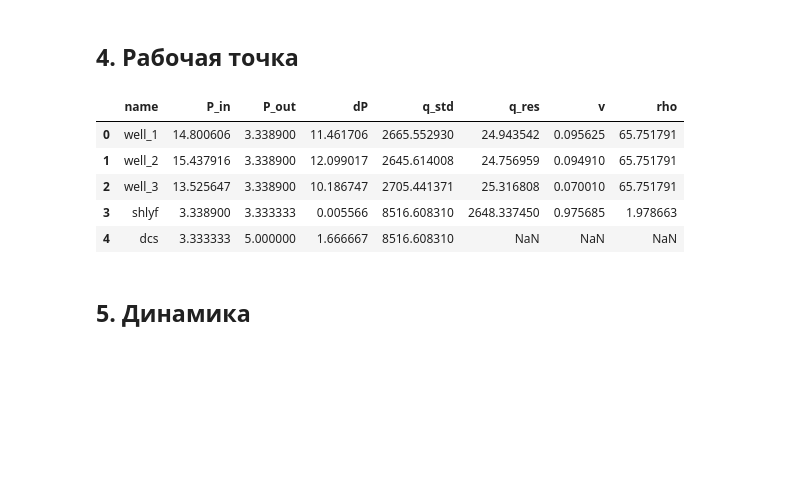
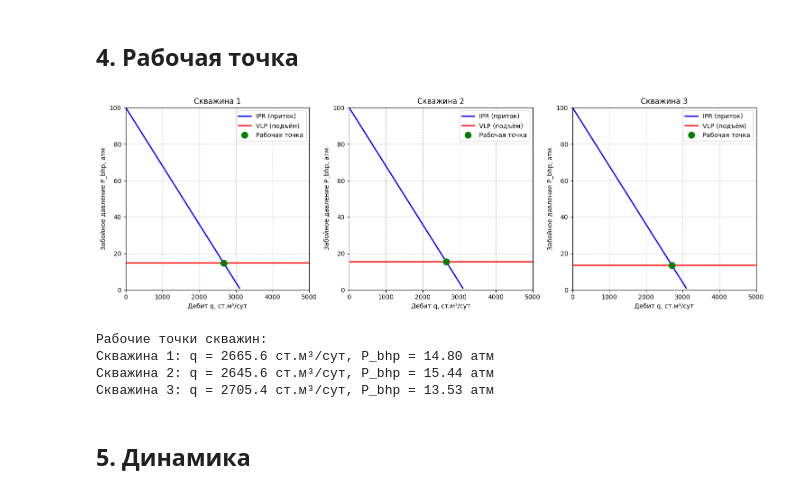
Before and after one commit to benzaiten7/gas_field_simulator, a Jupyter notebook: курсовая.ipynb, the cells around one changed output. Cells and saved outputs as stored; diff of their text form; code cells hidden in the pictures; blank space fills up the shorter version.

```diff
--- a/курсовая.ipynb
+++ b/курсовая.ipynb
@@ -112,15 +110,61 @@ plt.show()
 # %% [markdown]
 ## 4. Рабочая точка
 # %%
+# Решаем систему при P_res = 100 атм
 states = simulator.solve(100)
-pd.DataFrame([s.__dict__ for s in states.values()])
+
+# Диапазон забойных давлений для построения кривых
+P_bhp_range = np.linspace(1, 100, 100)
+
+fig, axes = plt.subplots(1, 3, figsize=(15, 5))
+
+for i, well in enumerate(simulator.wells):
+    ax = axes[i]
+
+    # 1. Кривая IPR (приток из пласта)
+    # q = C * (P_res - P_bhp)
+    q_ipr = [well.q(100, P_bhp) for P_bhp in P_bhp_range]
+    ax.plot(q_ipr, P_bhp_range, 'b-', linewidth=2, label='IPR (приток)')
+
+    # 2. Кривая VLP (подъём по НКТ)
+    # P_bhp = P_man + dP_трубы(q)
+    P_man = states[f'well_{i+1}'].P_out
+    q_vlp = []
+    P_bhp_vlp = []
+    for q in np.linspace(0.1, 5000, 100):
+        pipe_state = well.pipe.dp(100, q)
+        P_bhp = P_man + pipe_state.dP
+        q_vlp.append(q)
+        P_bhp_vlp.append(P_bhp)
+    ax.plot(q_vlp, P_bhp_vlp, 'r-', linewidth=2, label='VLP (подъём)')
+
+    # 3. Рабочая точка (решение системы)
+    q_work = states[f'well_{i+1}'].q_std
+    P_bhp_work = states[f'well_{i+1}'].P_in
+    ax.plot(q_work, P_bhp_work, 'go', markersize=10, label='Рабочая точка')
+
+    ax.set_xlabel('Дебит q, ст.м³/сут')
+    ax.set_ylabel('Забойное давление P_bhp, атм')
+    ax.set_title(f'Скважина {i+1}')
+    ax.grid(True, linestyle='--', alpha=0.7)
+    ax.legend()
+    ax.set_xlim(0, 5000)
+    ax.set_ylim(0, 100)
+
+plt.tight_layout()
+plt.show()
+
+print("\nРабочие точки скважин:")
+for i in range(3):
+    q = states[f'well_{i+1}'].q_std
+    P_bhp = states[f'well_{i+1}'].P_in
+    print(f"Скважина {i+1}: q = {q:.1f} ст.м³/сут, P_bhp = {P_bhp:.2f} атм")
 # %% [output]
-|  | name | P_in | P_out | dP | q_std | q_res | v | rho |
-| 0 | well_1 | 14.800606 | 3.338900 | 11.461706 | 2665.552930 | 24.943542 | 0.095625 | 65.751791 |
-| 1 | well_2 | 15.437916 | 3.338900 | 12.099017 | 2645.614008 | 24.756959 | 0.094910 | 65.751791 |
-| 2 | well_3 | 13.525647 | 3.338900 | 10.186747 | 2705.441371 | 25.316808 | 0.070010 | 65.751791 |
-| 3 | shlyf | 3.338900 | 3.333333 | 0.005566 | 8516.608310 | 2648.337450 | 0.975685 | 1.978663 |
-| 4 | dcs | 3.333333 | 5.000000 | 1.666667 | 8516.608310 | NaN | NaN | NaN |
+[figure, added]
+Рабочие точки скважин:
+Скважина 1: q = 2665.6 ст.м³/сут, P_bhp = 14.80 атм
+Скважина 2: q = 2645.6 ст.м³/сут, P_bhp = 15.44 атм
+Скважина 3: q = 2705.4 ст.м³/сут, P_bhp = 13.53 атм
 # %% [markdown]
 ## 5. Динамика
 # %%
```
Also changed, not shown: parts of 4 cells of this notebook.
